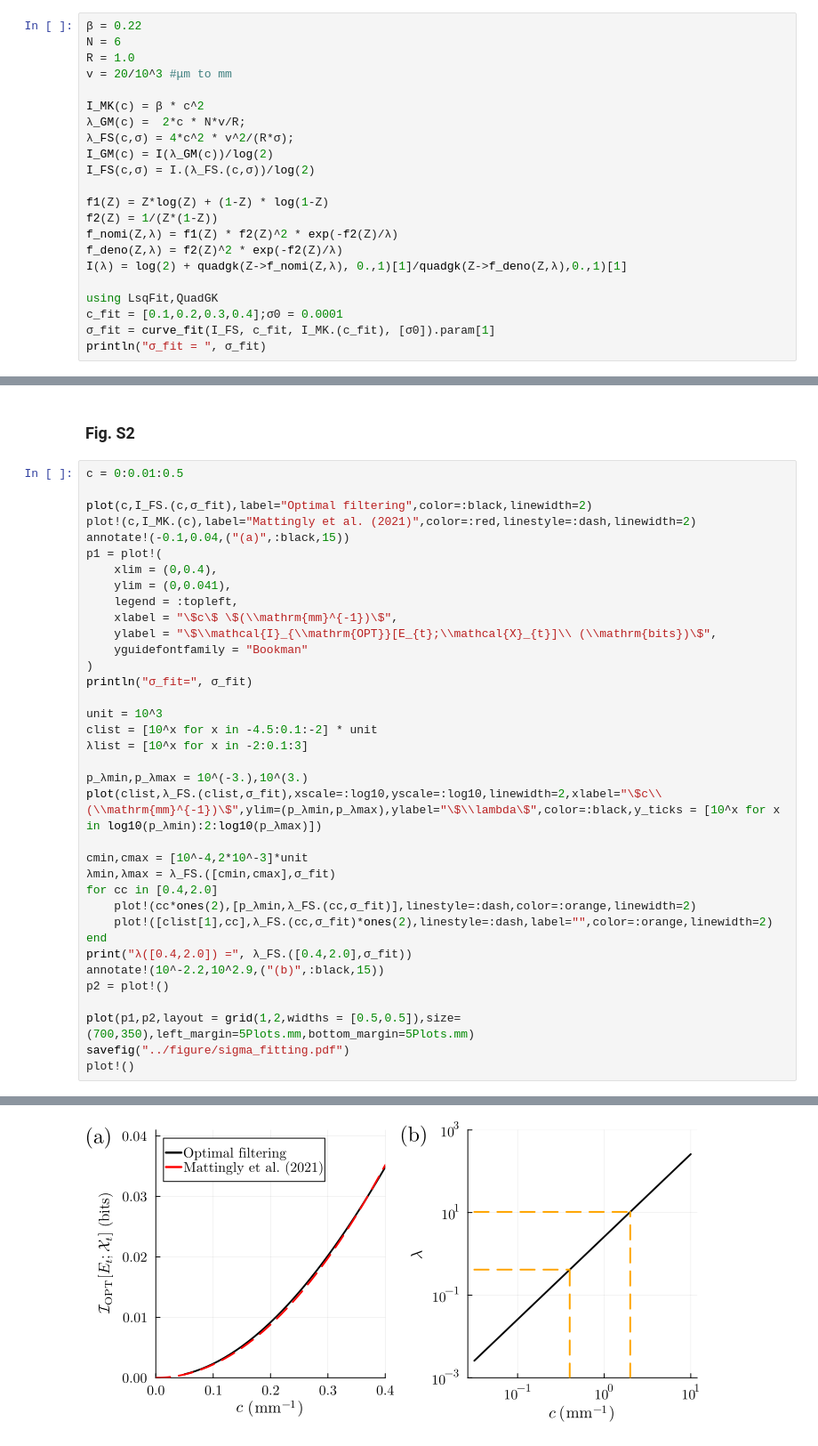
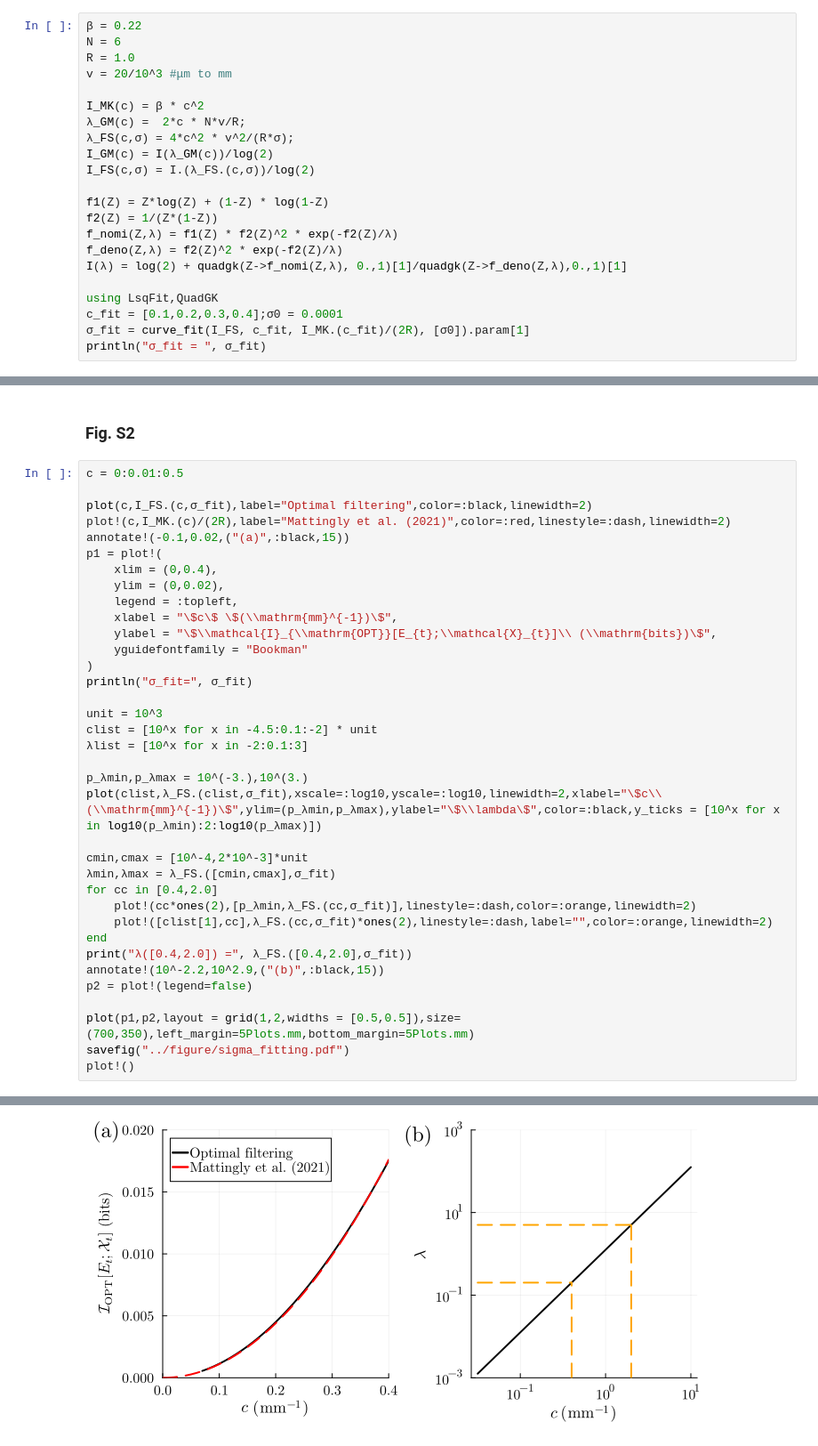
Before and after one commit to rotala17/nakamura2026-information-flow, a Jupyter notebook: note/Fig2.ipynb, the cells around one changed output, grey strips where cells are left out. Shown at 89% size. Drawn from its saved outputs; the diff is of its cells as text.

```diff
--- a/note/Fig2.ipynb
+++ b/note/Fig2.ipynb
@@ -54,6 +54,6 @@ I(λ) = log(2) + quadgk(Z->f_nomi(Z,λ), 0.,1)[1]/quadgk(Z->f_deno(Z,λ),0.,1)[1
 
 using LsqFit,QuadGK
 c_fit = [0.1,0.2,0.3,0.4];σ0 = 0.0001
-σ_fit = curve_fit(I_FS, c_fit, I_MK.(c_fit), [σ0]).param[1]
+σ_fit = curve_fit(I_FS, c_fit, I_MK.(c_fit)/(2R), [σ0]).param[1]
 println("σ_fit = ", σ_fit)
 # %% [output]
@@ -130,11 +136,11 @@ plot!()
 c = 0:0.01:0.5
 
 plot(c,I_FS.(c,σ_fit),label="Optimal filtering",color=:black,linewidth=2)
-plot!(c,I_MK.(c),label="Mattingly et al. (2021)",color=:red,linestyle=:dash,linewidth=2)
-annotate!(-0.1,0.04,("(a)",:black,15))
+plot!(c,I_MK.(c)/(2R),label="Mattingly et al. (2021)",color=:red,linestyle=:dash,linewidth=2)
+annotate!(-0.1,0.02,("(a)",:black,15))
 p1 = plot!(
     xlim = (0,0.4),
-    ylim = (0,0.041),
+    ylim = (0,0.02),
     legend = :topleft,
     xlabel = "\$c\$ \$(\\mathrm{mm}^{-1})\$",
     ylabel = "\$\\mathcal{I}_{\\mathrm{OPT}}[E_{t};\\mathcal{X}_{t}]\\ (\\mathrm{bits})\$",
@@ -157,7 +163,7 @@ for cc in [0.4,2.0]
 end
 print("λ([0.4,2.0]) =", λ_FS.([0.4,2.0],σ_fit))
 annotate!(10^-2.2,10^2.9,("(b)",:black,15))
-p2 = plot!()
+p2 = plot!(legend=false)
 
 plot(p1,p2,layout = grid(1,2,widths = [0.5,0.5]),size=(700,350),left_margin=5Plots.mm,bottom_margin=5Plots.mm)
 savefig("../figure/sigma_fitting.pdf")
@@ -168 +174 @@ plot!()
-[figure, old version]
+[figure, new version]
```
Also changed, not shown: parts of 5 cells of this notebook, 1 other file.
